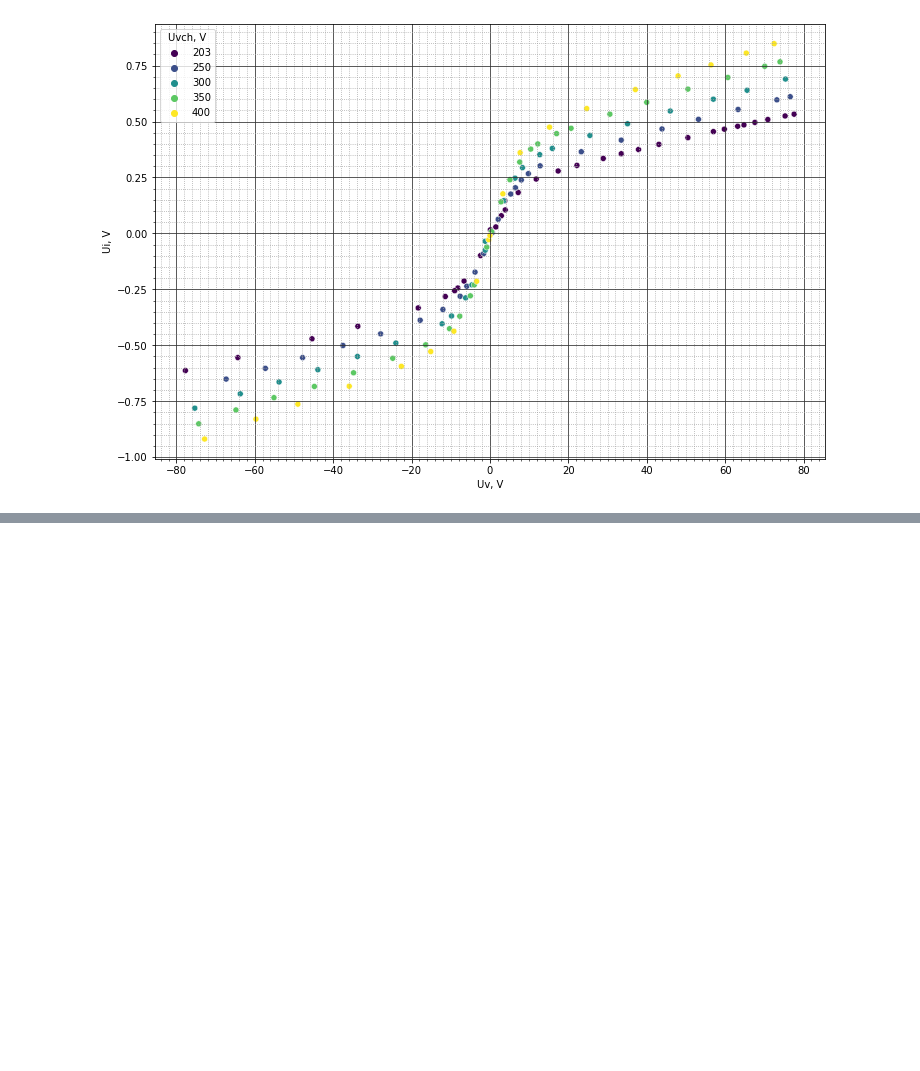
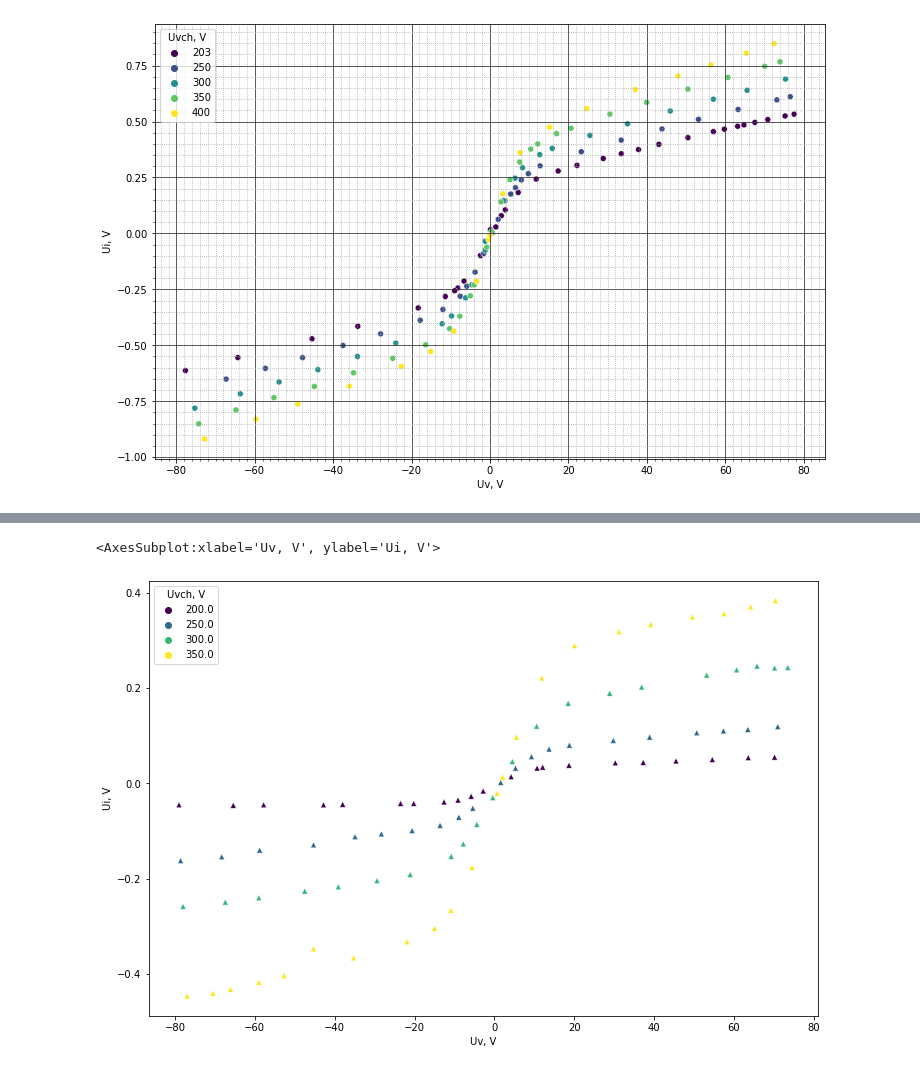
Before and after one commit to Redencon/Lapki, a Jupyter notebook: DZ.ipynb, the cells around one changed output, grey strips where cells are left out. Cells and saved outputs as stored; diff of their text form; code cells hidden in the pictures; blank space fills up the shorter version.

```diff
--- a/DZ.ipynb
+++ b/DZ.ipynb
@@ -154,0 +185,21 @@ ax.yaxis.set_minor_locator(mly)
+# %%
+data2 = pd.read_csv('DZ2.csv', sep=';')
+plt.figure(figsize=(12, 8))
+def comma_to_dot(s: str) -> str:
+    if type(s) != str:
+        return s
+    a = ''
+    for c in s:
+        if c == ',':
+            a += '.'
+        else:
+            a += c
+    return a
+
+data2 = data2.applymap(comma_to_dot).astype('float32')
+ax = plt.axes()
+sns.scatterplot(data = data2, x = 'Uv, V', y = 'Ui, V', ax=ax, hue='Uvch, V', palette='viridis', marker='^')
+# sns.scatterplot(data = data, x = 'Uv, V', y = 'Ui, V', ax=ax, hue='Uvch, V', palette='viridis', marker='^')
+# %% [output]
+<AxesSubplot:xlabel='Uv, V', ylabel='Ui, V'>
+[figure, added]
```
Also changed, not shown: parts of 5 cells of this notebook, 3 other files.
